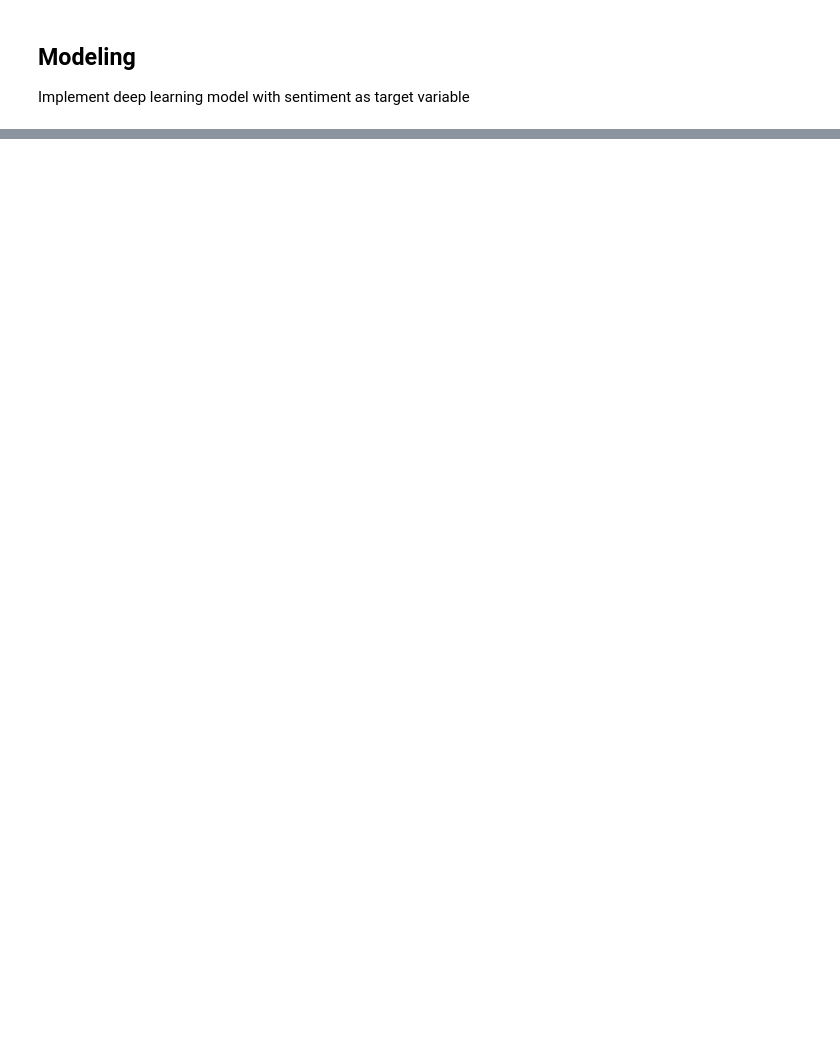
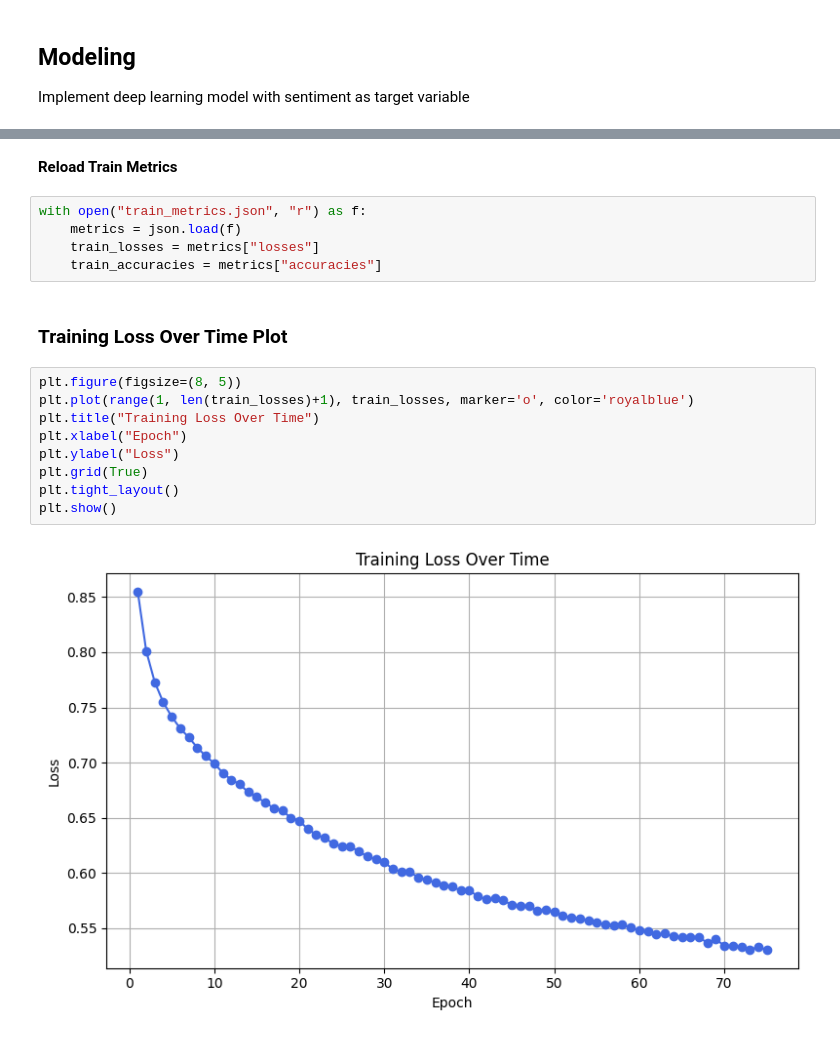
Before and after one commit to mtrmizzy/real-time-sentiment-dashboard, a Jupyter notebook: src/EDA-ModelNotebook.ipynb, the cells around one changed output, grey strips where cells are left out. Drawn from its saved outputs; the diff is of its cells as text; blank space fills up the shorter version.

Commit message:
Finalize sentiment analysis model
Added saved models (autoencoder and MLP), updated final notebook with visualizations, and exported training metrics for reproducibility.

```diff
--- a/src/EDA-ModelNotebook.ipynb
+++ b/src/EDA-ModelNotebook.ipynb
@@ -871,0 +1141,20 @@ model_comments_df = cleaned_comments_df
+# %% [markdown]
+**Reload Train Metrics**
+# %%
+with open("train_metrics.json", "r") as f:
+    metrics = json.load(f)
+    train_losses = metrics["losses"]
+    train_accuracies = metrics["accuracies"]
+# %% [markdown]
+### **Training Loss Over Time Plot**
+# %%
+plt.figure(figsize=(8, 5))
+plt.plot(range(1, len(train_losses)+1), train_losses, marker='o', color='royalblue')
+plt.title("Training Loss Over Time")
+plt.xlabel("Epoch")
+plt.ylabel("Loss")
+plt.grid(True)
+plt.tight_layout()
+plt.show()
+# %% [output]
+[figure, added]
```
Also changed, not shown: parts of 45 cells of this notebook, 3 other files.
